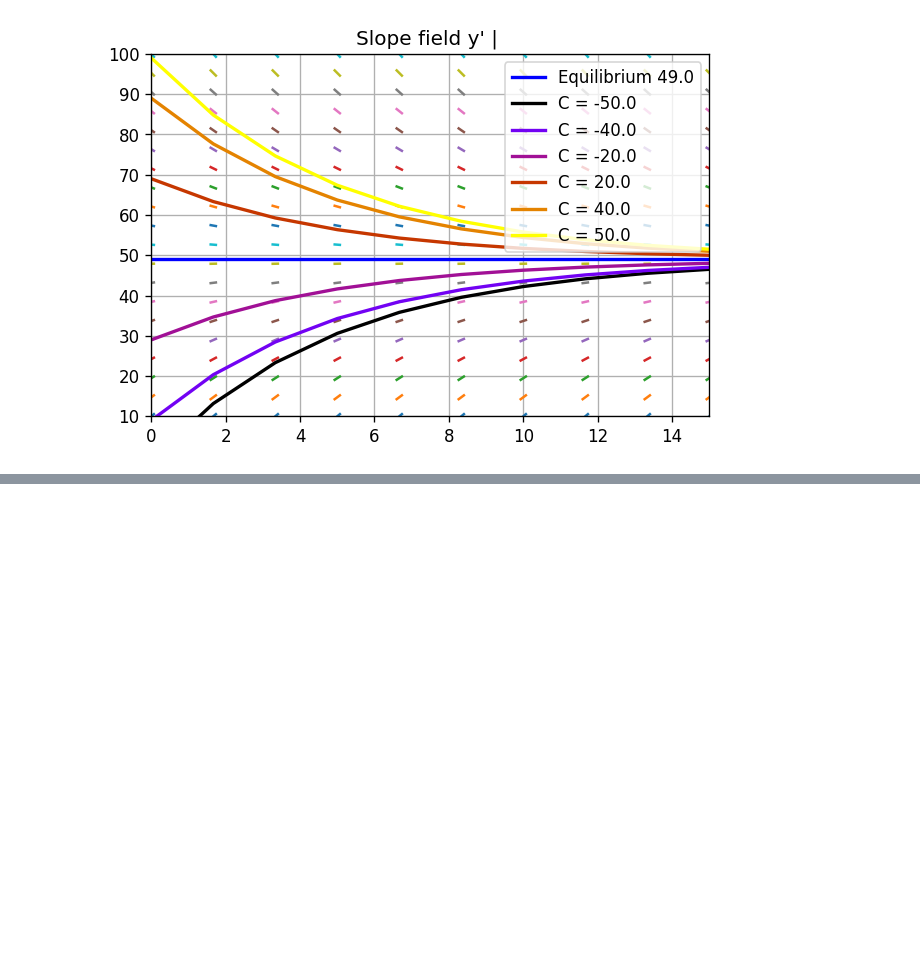
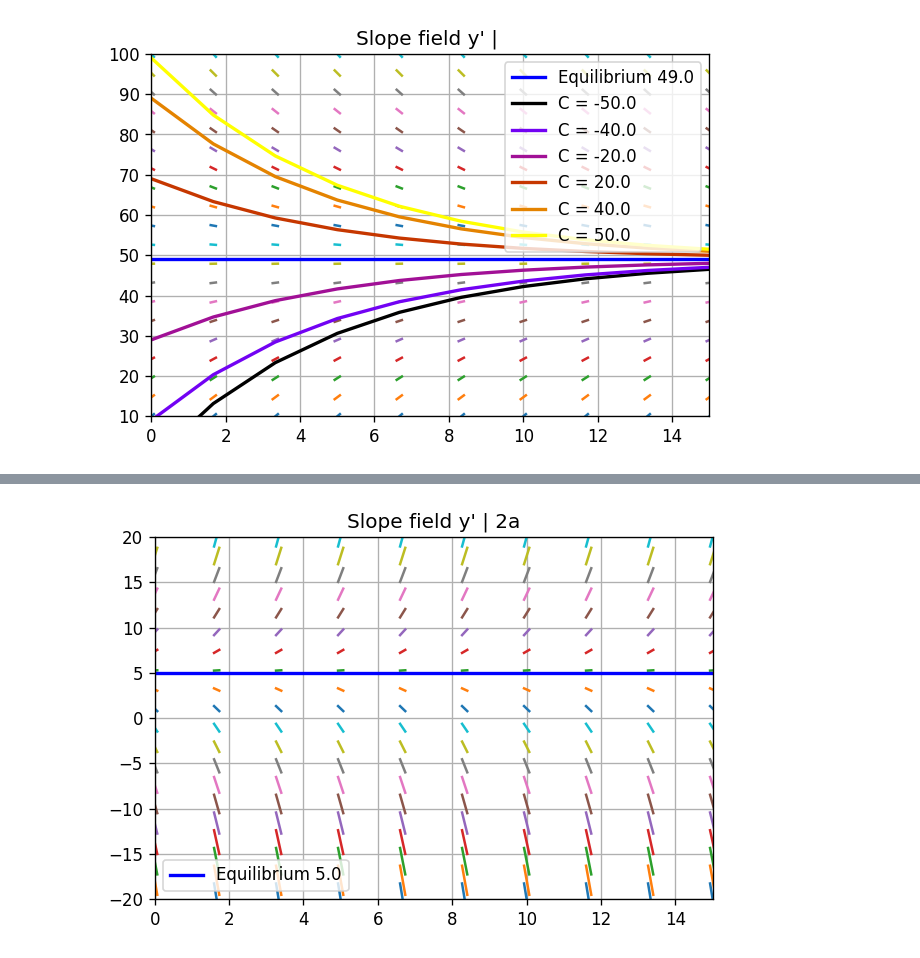
Before and after one commit to zemarchezi/BoyceDiPrima_DifferentialEq, a Jupyter notebook: Chapter_1.ipynb, the cells around one changed output, grey strips where cells are left out. Cells and saved outputs as stored; diff of their text form; code cells hidden in the pictures; blank space fills up the shorter version.

```diff
--- a/Chapter_1.ipynb
+++ b/Chapter_1.ipynb
@@ -945,0 +1137,6 @@ corresponding velocity $v_T$ is found from equation (26) to be $v_T \approx 43.0
+# %%
+direction_field_wConst(symbol="y", expression="y - 5",
+                       ylim=[-20,20], tlim=[0,15], problm_title="2a",
+                       constants=[-1, 2.5, 7.5, 10])
+# %% [output]
+[figure, added]
```
Also changed, not shown: parts of 23 cells of this notebook.
